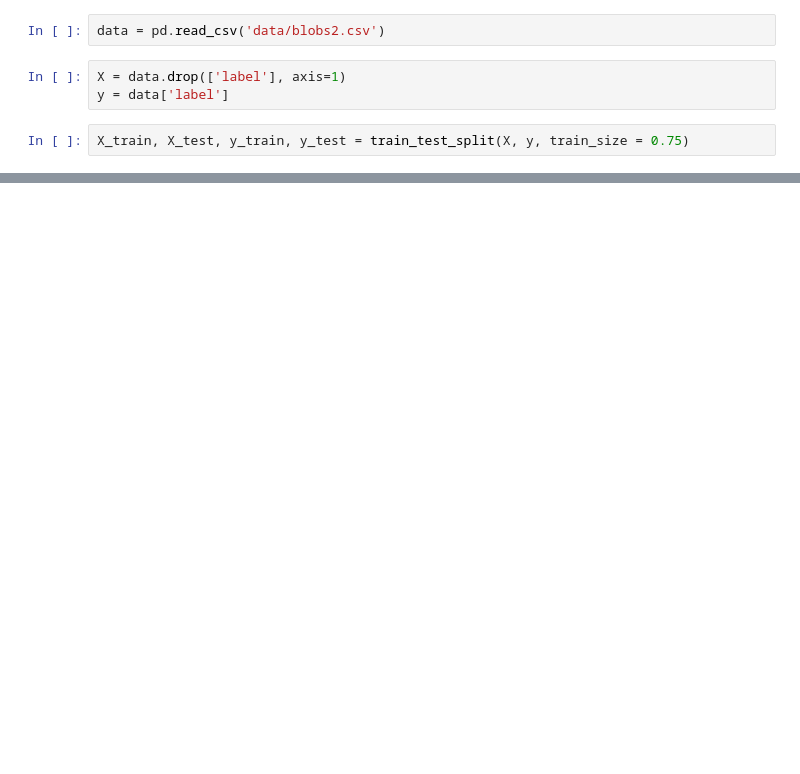
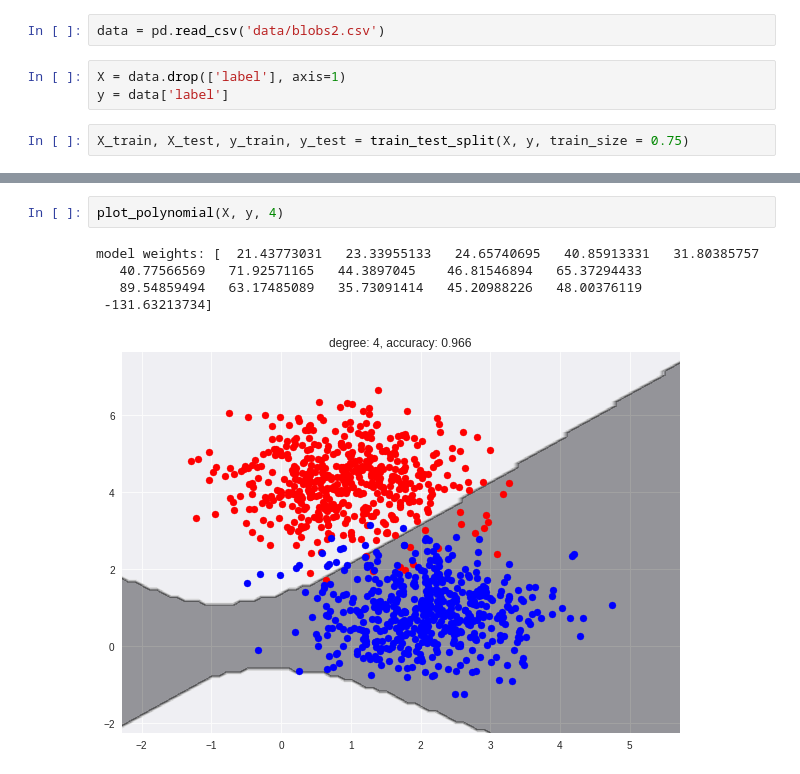
Before and after one commit to Vlad0922/ml_1_solutions, a Jupyter notebook: 4/Peceptron.ipynb, the cells around one changed output, grey strips where cells are left out. Drawn from its saved outputs; the diff is of its cells as text; blank space fills up the shorter version.

```diff
--- a/4/Peceptron.ipynb
+++ b/4/Peceptron.ipynb
@@ -117,0 +136,8 @@ degree: 3, accuracy: 0.976
+# %%
+plot_polynomial(X, y, 4)
+# %% [output]
+model weights: [  21.43773031   23.33955133   24.65740695   40.85913331   31.80385757
+   40.77566569   71.92571165   44.3897045    46.81546894   65.37294433
+   89.54859494   63.17485089   35.73091414   45.20988226   48.00376119
+ -131.63213734]
+[figure, added]
```
Also changed, not shown: parts of 8 cells of this notebook.
